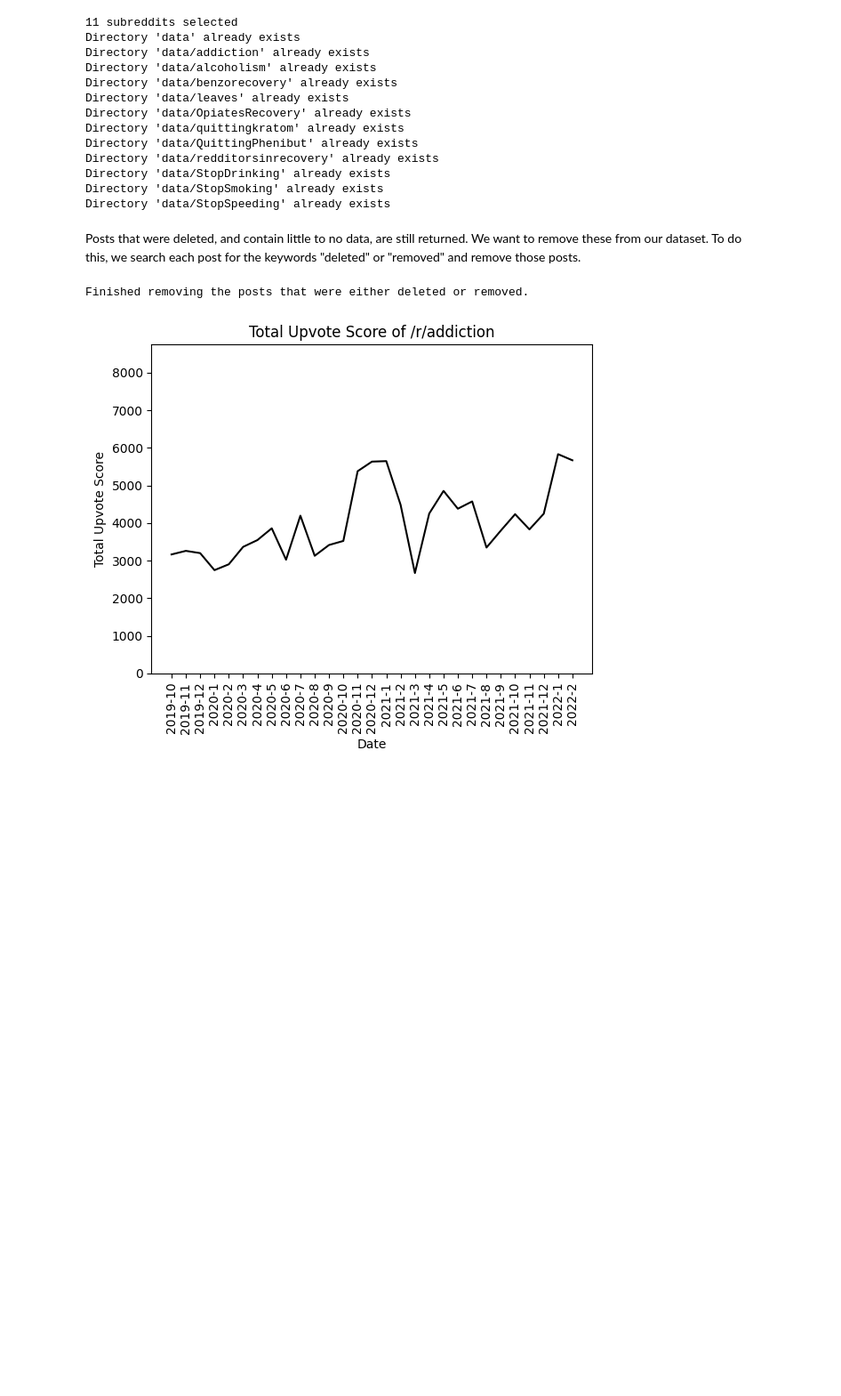
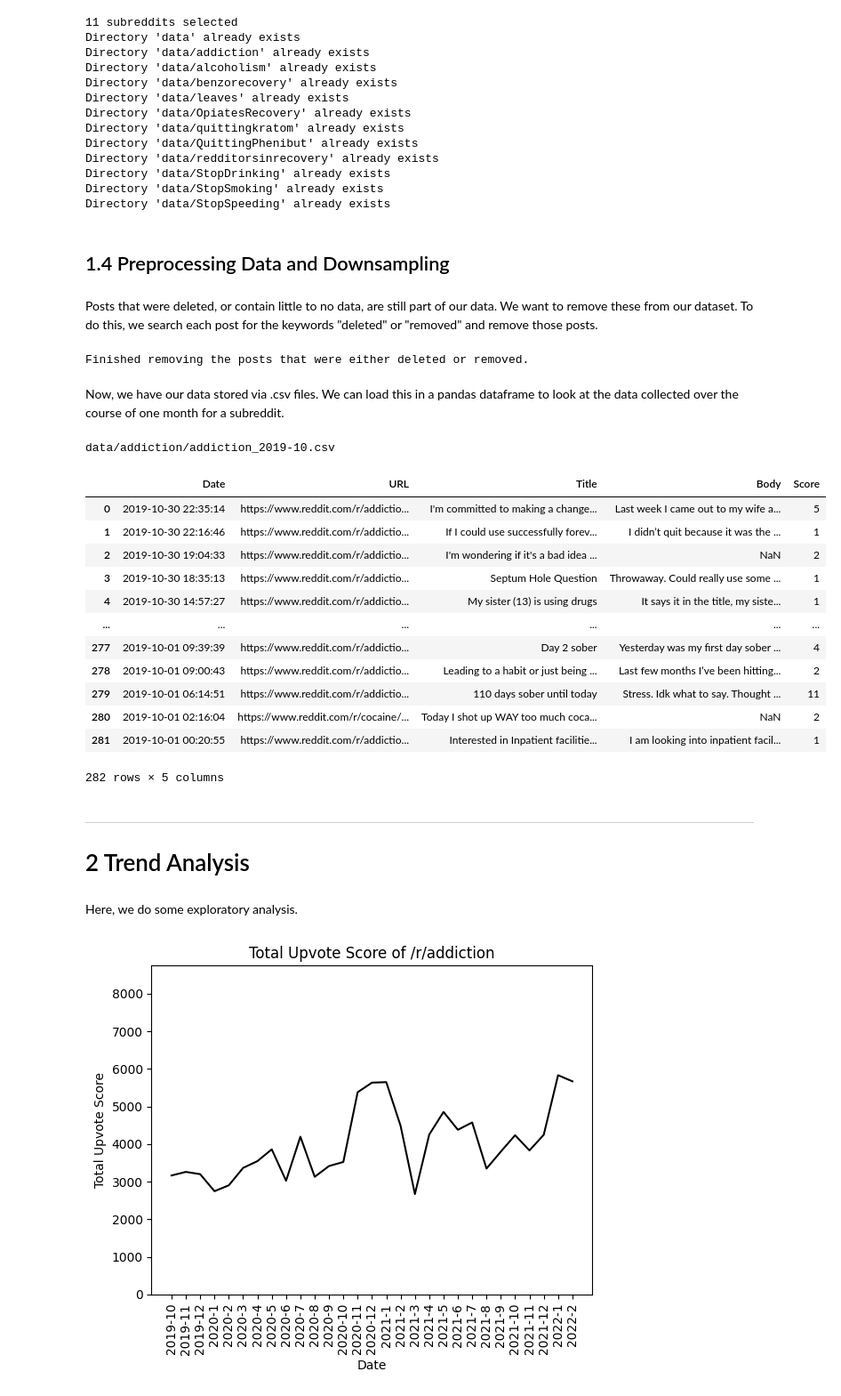
Before and after one commit to zeyad-mansour/reddit-sentiment-analysis, a Jupyter notebook: notebook.ipynb, the cells around one changed output. Shown: that part at 89% size. Cells and saved outputs as stored; diff of their text form; code cells hidden in the pictures; blank space fills up the shorter version.

```diff
--- a/notebook.ipynb
+++ b/notebook.ipynb
@@ -181,8 +181,10 @@ Directory 'data/redditorsinrecovery' already exists
 Directory 'data/StopDrinking' already exists
 Directory 'data/StopSmoking' already exists
 Directory 'data/StopSpeeding' already exists
+# %% [markdown]
+## 1.4 Preprocessing Data and Downsampling
 # %% [markdown]
-Posts that were deleted, and contain little to no data, are still returned. We want to remove these from our dataset. To do this, we search each post for the keywords "deleted" or "removed" and remove those posts.
+Posts that were deleted, or contain little to no data, are still part of our data. We want to remove these from our dataset. To do this, we search each post for the keywords "deleted" or "removed" and remove those posts.
 # %%
 #Delete the posts that were either deleted or removed
 deleted_keywords = ["deleted", "removed"]
@@ -205,6 +207,34 @@ for subreddit in subreddits:
 print("Finished removing the posts that were either deleted or removed.")
 # %% [output]
 Finished removing the posts that were either deleted or removed.
+# %% [markdown]
+Now, we have our data stored via .csv files. We can load this in a pandas dataframe to look at the data collected over the course of one month for a subreddit.
+# %%
+filename = f'data/{subreddits[0]}/{subreddits[0]}_{start_year}-{start_month}.csv'
+df = pd.read_csv(filename)
+print(filename)
+display(df)
+# %% [output]
+data/addiction/addiction_2019-10.csv
+|  | Date | URL | Title | Body | Score |
+| 0 | 2019-10-30 22:35:14 | https://www.reddit.com/r/addictio... | I'm committed to making a change... | Last week I came out to my wife a... | 5 |
+| 1 | 2019-10-30 22:16:46 | https://www.reddit.com/r/addictio... | If I could use successfully forev... | I didn’t quit because it was the ... | 1 |
+| 2 | 2019-10-30 19:04:33 | https://www.reddit.com/r/addictio... | I'm wondering if it's a bad idea ... | NaN | 2 |
+| 3 | 2019-10-30 18:35:13 | https://www.reddit.com/r/addictio... | Septum Hole Question | Throwaway. Could really use some ... | 1 |
+| 4 | 2019-10-30 14:57:27 | https://www.reddit.com/r/addictio... | My sister (13) is using drugs | It says it in the title, my siste... | 1 |
+| ... | ... | ... | ... | ... | ... |
+| 277 | 2019-10-01 09:39:39 | https://www.reddit.com/r/addictio... | Day 2 sober | Yesterday was my first day sober ... | 4 |
+| 278 | 2019-10-01 09:00:43 | https://www.reddit.com/r/addictio... | Leading to a habit or just being ... | Last few months I’ve been hitting... | 2 |
+| 279 | 2019-10-01 06:14:51 | https://www.reddit.com/r/addictio... | 110 days sober until today | Stress. Idk what to say. Thought ... | 11 |
+| 280 | 2019-10-01 02:16:04 | https://www.reddit.com/r/cocaine/... | Today I shot up WAY too much coca... | NaN | 2 |
+| 281 | 2019-10-01 00:20:55 | https://www.reddit.com/r/addictio... | Interested in Inpatient facilitie... | I am looking into inpatient facil... | 1 |
+282 rows × 5 columns
+# %% [markdown]
+<hr>
+
+# 2 Trend Analysis
+# %% [markdown]
+Here, we do some exploratory analysis.
 # %%
 plt.style.use('default')
 
```
Also changed, not shown: parts of 11 cells of this notebook, 1 other file.
